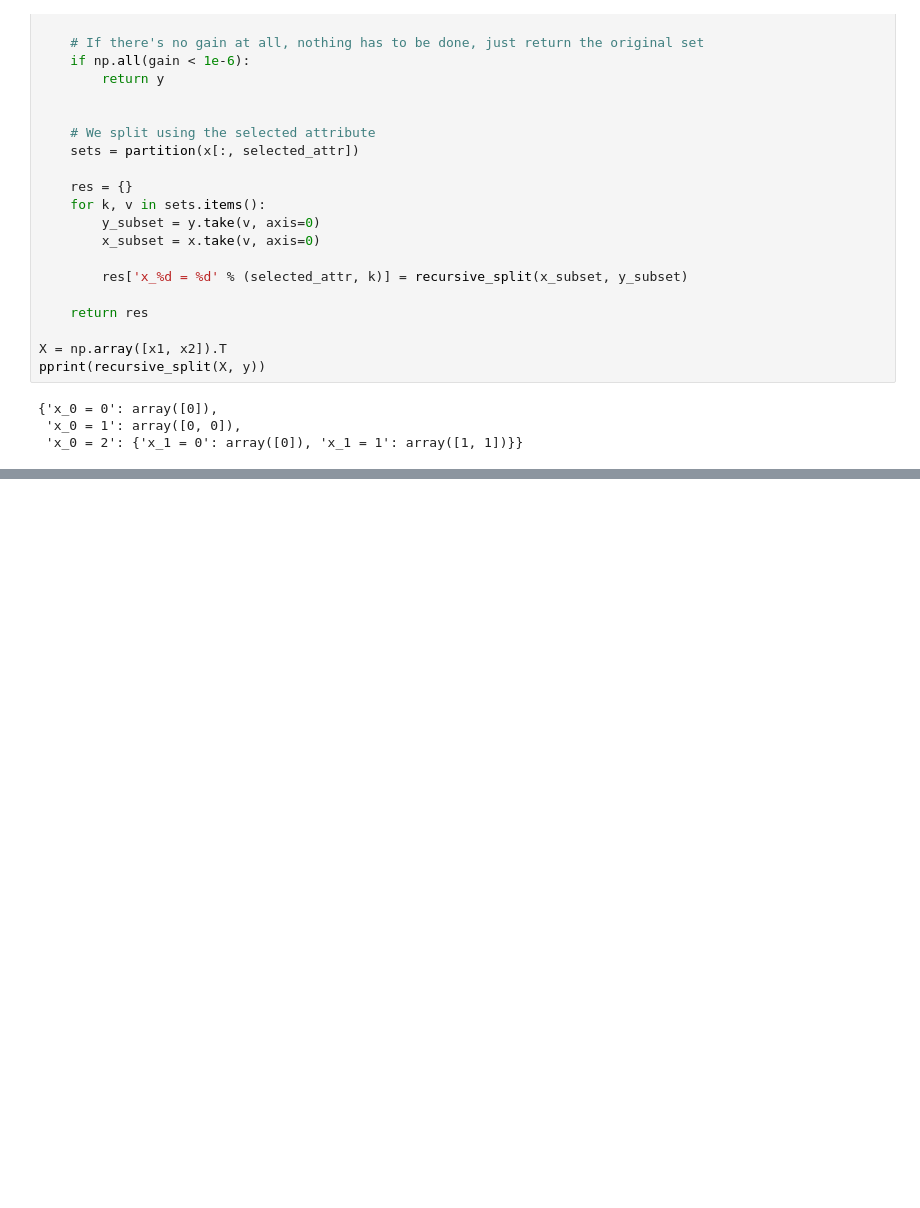
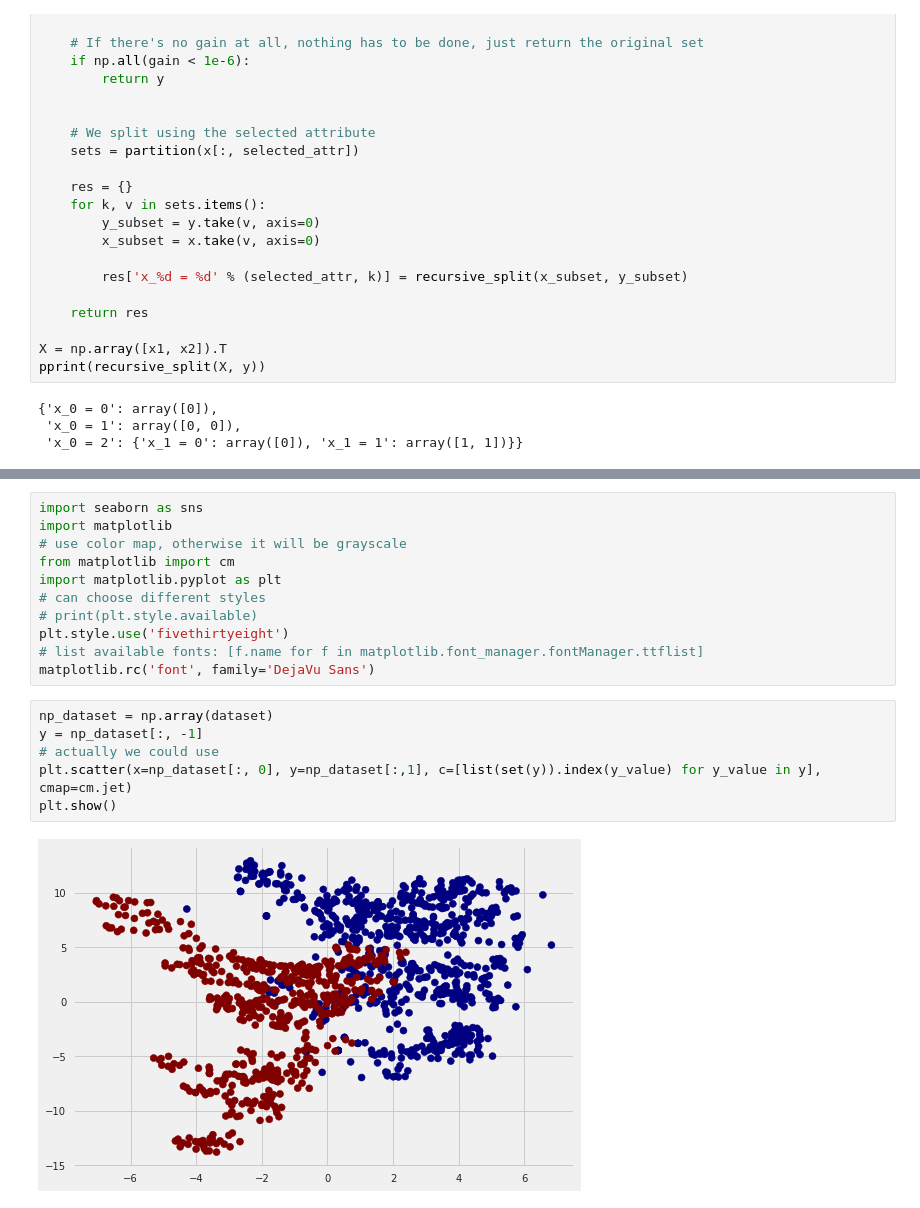
Before and after one commit to hyzhak/decision-tree, a Jupyter notebook: decision_trees.ipynb, the cells around one changed output, grey strips where cells are left out. Saved outputs shown, nothing was run; the diff lists cells and outputs as text; blank space fills up the shorter version.

Commit message:
draw dataset

```diff
--- a/decision_trees.ipynb
+++ b/decision_trees.ipynb
@@ -91,0 +173,19 @@ pprint(recursive_split(X, y))
+# %%
+import seaborn as sns
+import matplotlib
+# use color map, otherwise it will be grayscale
+from matplotlib import cm
+import matplotlib.pyplot as plt
+# can choose different styles
+# print(plt.style.available)
+plt.style.use('fivethirtyeight')
+# list available fonts: [f.name for f in matplotlib.font_manager.fontManager.ttflist]
+matplotlib.rc('font', family='DejaVu Sans')
+# %%
+np_dataset = np.array(dataset)
+y = np_dataset[:, -1]
+# actually we could use
+plt.scatter(x=np_dataset[:, 0], y=np_dataset[:,1], c=[list(set(y)).index(y_value) for y_value in y], cmap=cm.jet)
+plt.show()
+# %% [output]
+[figure, added]
```
Also changed, not shown: parts of 2 cells of this notebook, 1 other file.
